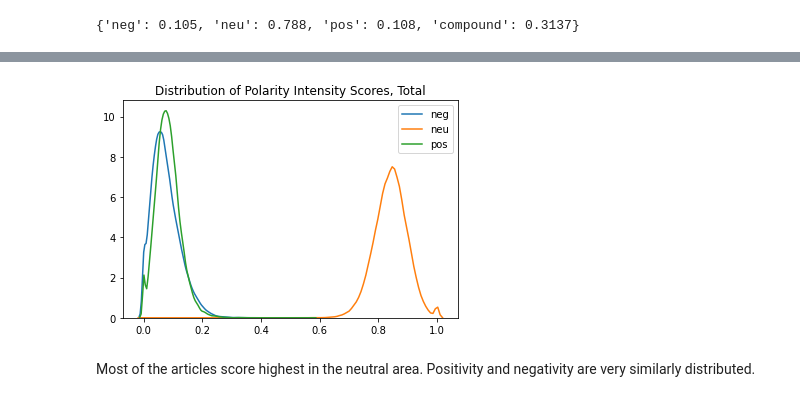
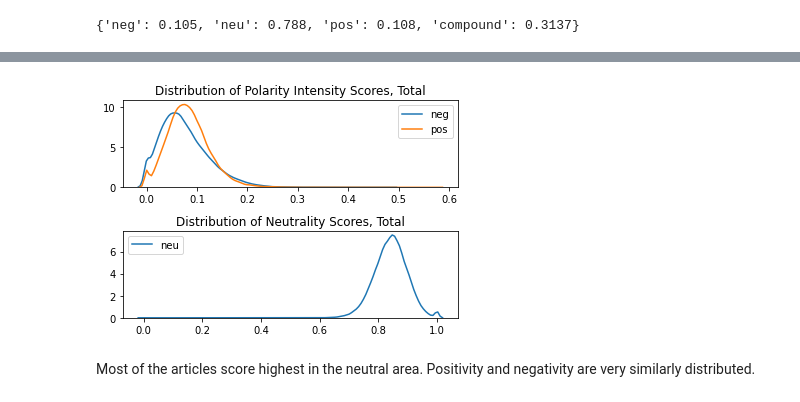
Before and after one commit to jrizcallah/Springboard, a Jupyter notebook: Springboard/capstone2/sentiment_exploration_1.ipynb, the cells around one changed output, grey strips where cells are left out. Drawn from its saved outputs; the diff is of its cells as text; code cells hidden in the pictures.

```diff
--- a/Springboard/capstone2/sentiment_exploration_1.ipynb
+++ b/Springboard/capstone2/sentiment_exploration_1.ipynb
@@ -59,11 +50,15 @@ sentiments_csv1.describe()
-# %%
-sns.kdeplot(sentiments_csv1["neg"])
-sns.kdeplot(sentiments_csv1["neu"])
-sns.kdeplot(sentiments_csv1["pos"])
-plt.title('Distribution of Polarity Intensity Scores, Total')
-plt.show();
-# %% [output]
-[figure, removed]
+# %%
+plt.subplot(2,1,1)
+plt.title('Distribution of Polarity Intensity Scores, Total')
+sns.kdeplot(sentiments_csv1["neg"])
+sns.kdeplot(sentiments_csv1["pos"])
+plt.subplot(2,1,2)
+sns.kdeplot(sentiments_csv1["neu"])
+plt.title('Distribution of Neutrality Scores, Total')
+plt.subplots_adjust(hspace = 0.5)
+plt.show();
+# %% [output]
+[figure, added]
 # %% [markdown]
 Most of the articles score highest in the neutral area. Positivity and negativity are very similarly distributed.
 # %%
```
Also changed, not shown: parts of 17 cells of this notebook, 10 other files.
